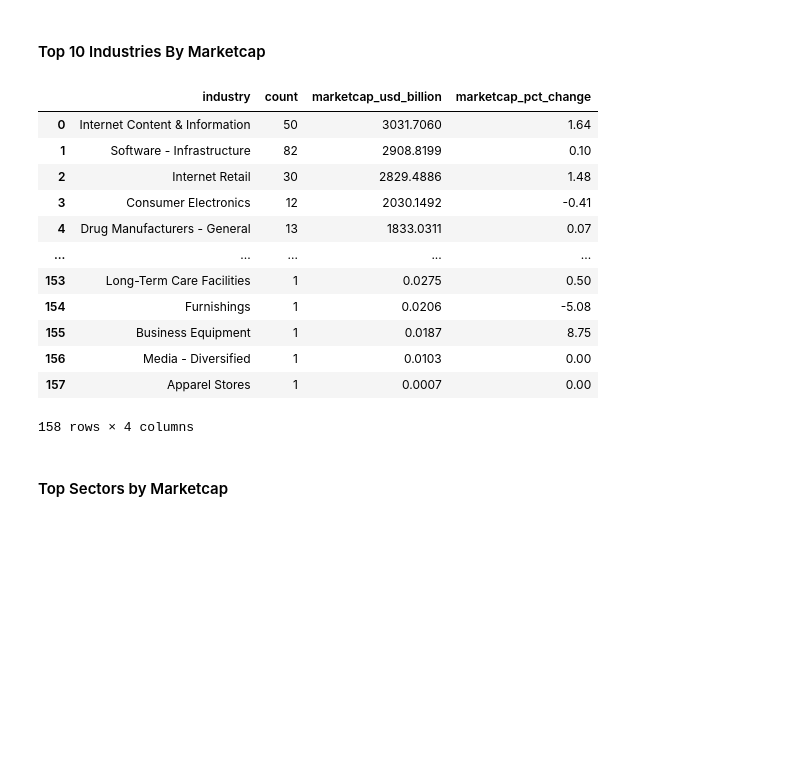
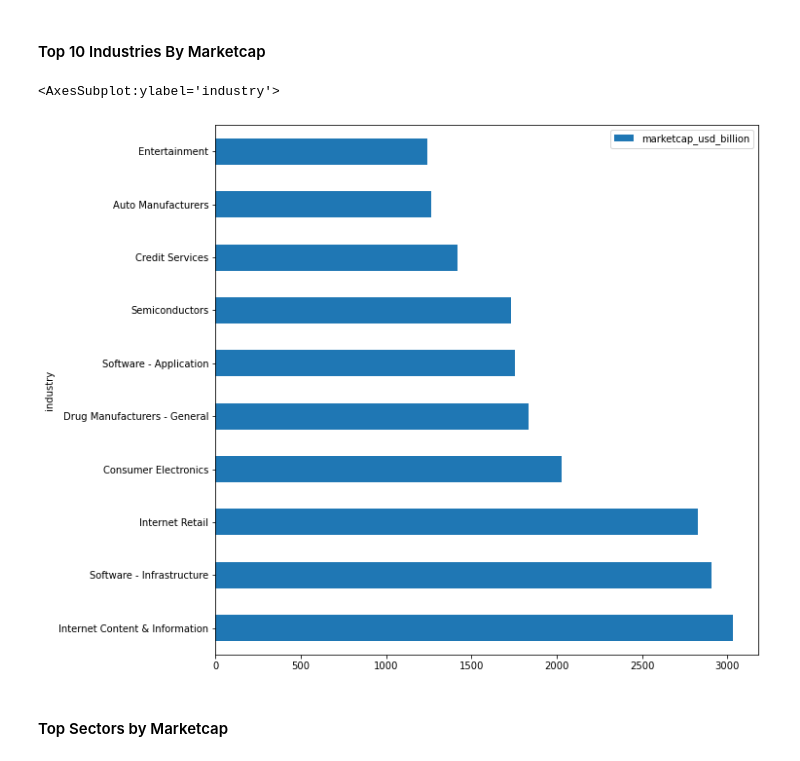
Before and after one commit to fidapco/notebooks, a Jupyter notebook: todays_market.ipynb, the cells around one changed output. Cells and saved outputs as stored; diff of their text form; code cells hidden in the pictures; blank space fills up the shorter version.

Commit message:
Added Barchart for the Industry Marketcap Leaders

```diff
--- a/todays_market.ipynb
+++ b/todays_market.ipynb
@@ -147,22 +147,12 @@ df_mc_loses
 # %% [markdown]
 #### Top 10 Industries By Marketcap
 # %%
-df_industries = fidap.sql("""SELECT "industry", COUNT("industry") as "count",SUM("marketcap"/1e15) as "marketcap_usd_billion", ROUND((SUM("mc_ch"/1e15)/"marketcap_usd_billion")*100,2) as "marketcap_pct_change" FROM "FIDAP_DATA_SOURCES"."FIDAP_SCHEMA"."tickers" WHERE "marketcap" IS NOT NULL GROUP BY "industry" ORDER BY "marketcap_usd_billion" DESC;""")
-df_industries
+df_industries = fidap.sql("""SELECT "industry", COUNT("industry") as "count",SUM("marketcap"/1e15) as "marketcap_usd_billion", ROUND((SUM("mc_ch"/1e15)/"marketcap_usd_billion")*100,2) as "marketcap_pct_change" FROM "FIDAP_DATA_SOURCES"."FIDAP_SCHEMA"."tickers" WHERE "marketcap" IS NOT NULL GROUP BY "industry" ORDER BY "marketcap_usd_billion" DESC LIMIT 10;""")
+df_industries.set_index("industry", inplace=True)
+df_industries.plot.barh(y='marketcap_usd_billion', figsize=(10,10))
 # %% [output]
-|  | industry | count | marketcap_usd_billion | marketcap_pct_change |
-| 0 | Internet Content & Information | 50 | 3031.7060 | 1.64 |
-| 1 | Software - Infrastructure | 82 | 2908.8199 | 0.10 |
-| 2 | Internet Retail | 30 | 2829.4886 | 1.48 |
-| 3 | Consumer Electronics | 12 | 2030.1492 | -0.41 |
-| 4 | Drug Manufacturers - General | 13 | 1833.0311 | 0.07 |
-| ... | ... | ... | ... | ... |
-| 153 | Long-Term Care Facilities | 1 | 0.0275 | 0.50 |
-| 154 | Furnishings | 1 | 0.0206 | -5.08 |
-| 155 | Business Equipment | 1 | 0.0187 | 8.75 |
-| 156 | Media - Diversified | 1 | 0.0103 | 0.00 |
-| 157 | Apparel Stores | 1 | 0.0007 | 0.00 |
-158 rows × 4 columns
+<AxesSubplot:ylabel='industry'>
+[figure, added]
 # %% [markdown]
 #### Top Sectors by Marketcap
 # %%
```
